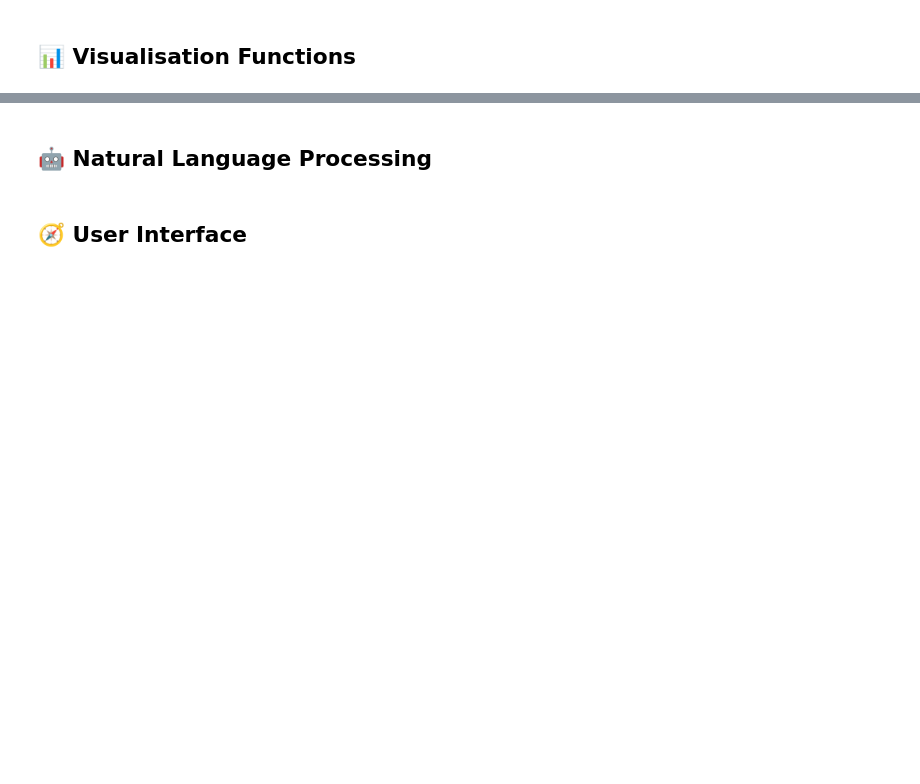
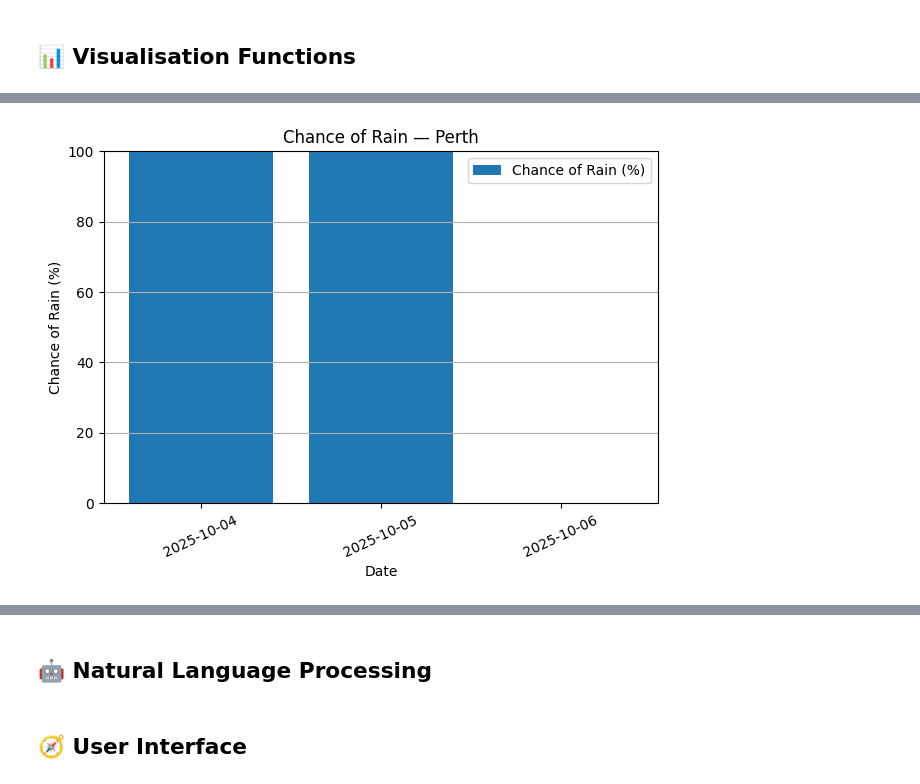
Before and after one commit to Maliha861/Maliha_WeatherWise-Assignment, a Jupyter notebook: starter_notebook.ipynb, the cells around one changed output, grey strips where cells are left out. Cells and saved outputs as stored; diff of their text form; code cells hidden in the pictures; blank space fills up the shorter version.

```diff
--- a/starter_notebook.ipynb
+++ b/starter_notebook.ipynb
@@ -207,50 +297,64 @@ print(json.dumps(weather_data, indent=2))
 # %%
-# Define create_temperature_visualisation() here
+# Define create_precipitation_visualisation() here
 
 import matplotlib.pyplot as plt
 
-def create_temperature_visualisation(weather_data, output_type='display'):
+def create_precipitation_visualisation(weather_data, output_type='display'):
     """
-    Create visualisation of temperature data.
+    Create visualisation of precipitation data (Chance of Rain % bar chart).
 
     Args:
         weather_data (dict): The processed weather data from get_weather_data()
         output_type (str): Either 'display' to show in notebook or 'figure' to return the figure
 
     Returns:
         If output_type is 'figure', returns the matplotlib Figure object.
         Otherwise, displays the visualisation in the notebook and returns None.
     """
     # Basic validation
     if not isinstance(weather_data, dict):
         raise TypeError("weather_data must be a dict as returned by get_weather_data().")
     if "error" in weather_data:
-        print(weather_data["error"])
-        return None
+        print(weather_data["error"]); return None
     if "forecast" not in weather_data or not weather_data["forecast"]:
-        print("No forecast data available to plot.")
-        return None
+        print("No forecast data available to plot."); return None
 
-    # Extract series
-    dates = [d.get("date", "") for d in weather_data["forecast"]]
-    mins  = [d.get("min_c") for d in weather_data["forecast"]]
-    maxs  = [d.get("max_c") for d in weather_data["forecast"]]
+    # Extract series (safe casting + clamp 0..100)
+    dates = [str(d.get("date", "")) for d in weather_data["forecast"]]
+    chances = []
+    for d in weather_data["forecast"]:
+        v = d.get("chance_of_rain", 0) or 0
+        try:
+            v = int(v)
+        except Exception:
+            v = 0
+        chances.append(max(0, min(v, 100)))
 
     # Build figure
     fig = plt.figure()
     ax = fig.add_subplot(111)
-    ax.plot(dates, mins, marker="o", label="Min °C")
-    ax.plot(dates, maxs, marker="o", label="Max °C")
+    ax.bar(dates, chances)
 
-    ax.set_title(f"Temperature Forecast — {weather_data.get('location','')}")
+    # Titles/labels/legend/grid (rubric)
+    ax.set_title(f"Chance of Rain — {weather_data.get('location','')}")
     ax.set_xlabel("Date")
-    ax.set_ylabel("°C")
-    ax.grid(True)
-    ax.legend()
+    ax.set_ylabel("Chance of Rain (%)")
+    ax.set_ylim(0, 100)
+    ax.grid(axis='y')
+    ax.legend(["Chance of Rain (%)"])
+
+    # Readability
+    plt.xticks(rotation=25)
+    plt.tight_layout()
 
     if output_type == 'figure':
         return fig
-    else:
-        plt.show()
-        plt.close(fig)
-        return None
+    plt.show(); plt.close(fig); return None
+
+wd = get_weather_data("Perth", forecast_days=3, units="m")
+fig = create_precipitation_visualisation(wd, output_type='figure')
+if fig:
+    plt.figure(fig.number)
+    plt.show()
+# %% [output]
+[figure, added]
```
Also changed, not shown: parts of 26 cells of this notebook.
